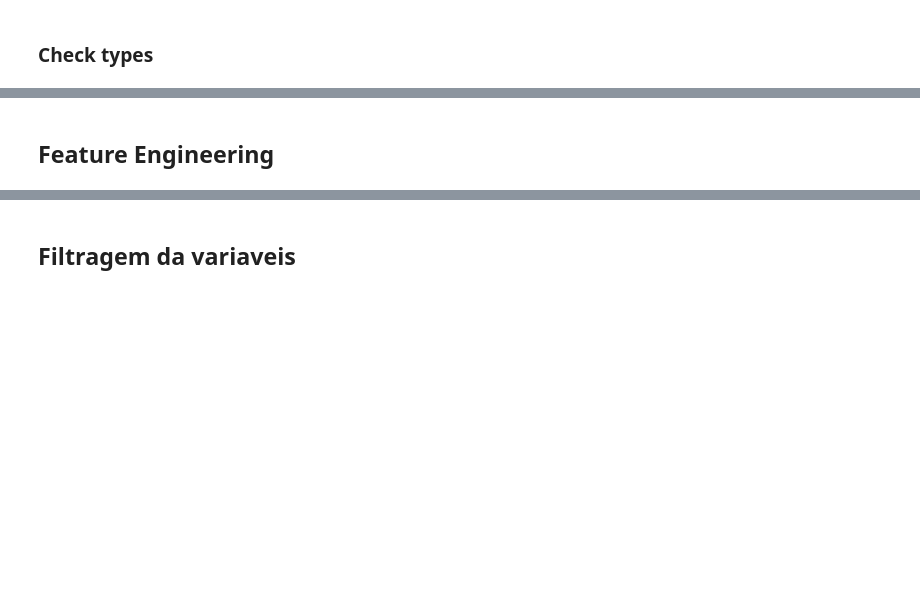
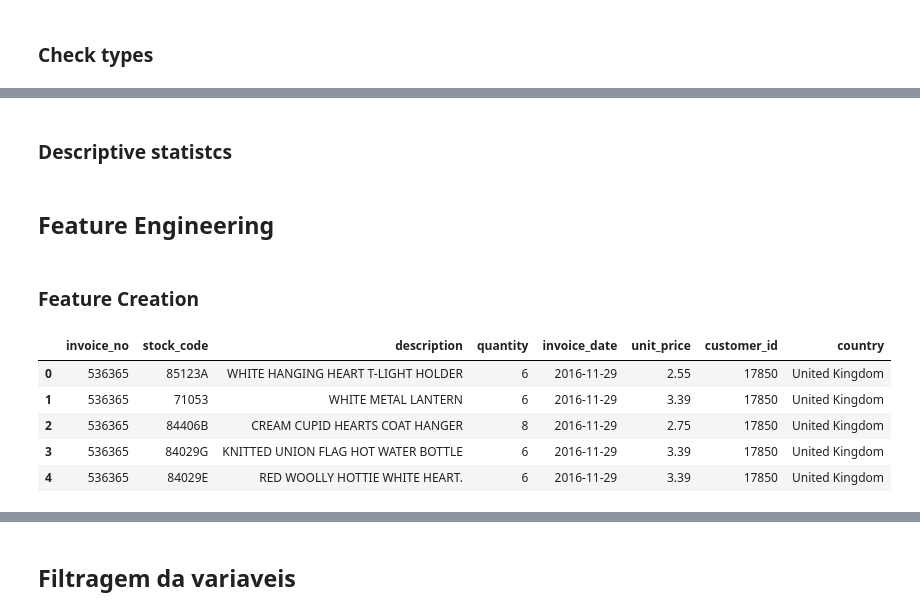
Before and after one commit to juanzimmer/customer_cluster, a Jupyter notebook: dataset.ipynb, the cells around one changed output, grey strips where cells are left out. Cells and saved outputs as stored; diff of their text form; code cells hidden in the pictures; blank space fills up the shorter version.

```diff
--- a/dataset.ipynb
+++ b/dataset.ipynb
@@ -288,3 +288,7 @@ country              0
 dtype: int64
 # %% [markdown]
 ### Replace Nan
+# %%
+#remove NaN
+df1 = df1.dropna(subset=['description', 'customer_id'])
+print('Remove data: {:.2f}%'.format(1 - (df1.shape[0] / df_raw.shape[0]))) #retornando o valor removido em porcentagem da base de dados
@@ -293,2 +311,23 @@ dtype: int64
+# %%
+#invoice date
+df1['invoice_date'] = pd.to_datetime(df1['invoice_date'], format='%d-%b-%y') #format(dia-abrv_mes-ano)
+
+#costumer id
+df1['customer_id'] = df1['customer_id'].astype(int)
+# %% [markdown]
+### Descriptive statistcs
 # %% [markdown]
 ## Feature Engineering
+# %%
+df2 = df1.copy()
+# %% [markdown]
+### Feature Creation
+# %%
+df2.head()
+# %% [output]
+|  | invoice_no | stock_code | description | quantity | invoice_date | unit_price | customer_id | country |
+| 0 | 536365 | 85123A | WHITE HANGING HEART T-LIGHT HOLDER | 6 | 2016-11-29 | 2.55 | 17850 | United Kingdom |
+| 1 | 536365 | 71053 | WHITE METAL LANTERN | 6 | 2016-11-29 | 3.39 | 17850 | United Kingdom |
+| 2 | 536365 | 84406B | CREAM CUPID HEARTS COAT HANGER | 8 | 2016-11-29 | 2.75 | 17850 | United Kingdom |
+| 3 | 536365 | 84029G | KNITTED UNION FLAG HOT WATER BOTTLE | 6 | 2016-11-29 | 3.39 | 17850 | United Kingdom |
+| 4 | 536365 | 84029E | RED WOOLLY HOTTIE WHITE HEART. | 6 | 2016-11-29 | 3.39 | 17850 | United Kingdom |
```
Also changed, not shown: parts of 9 cells of this notebook.
